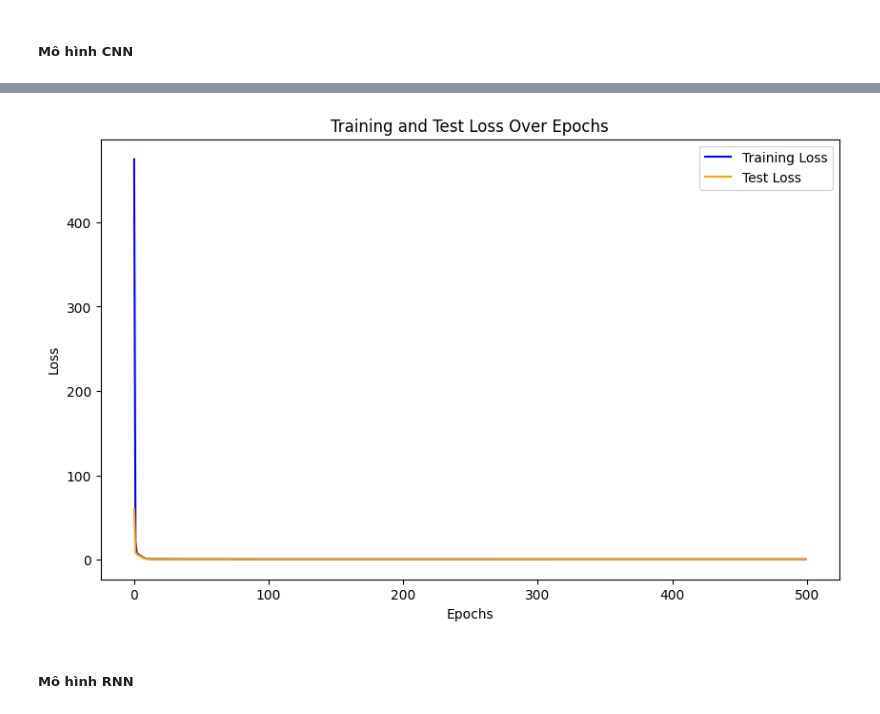
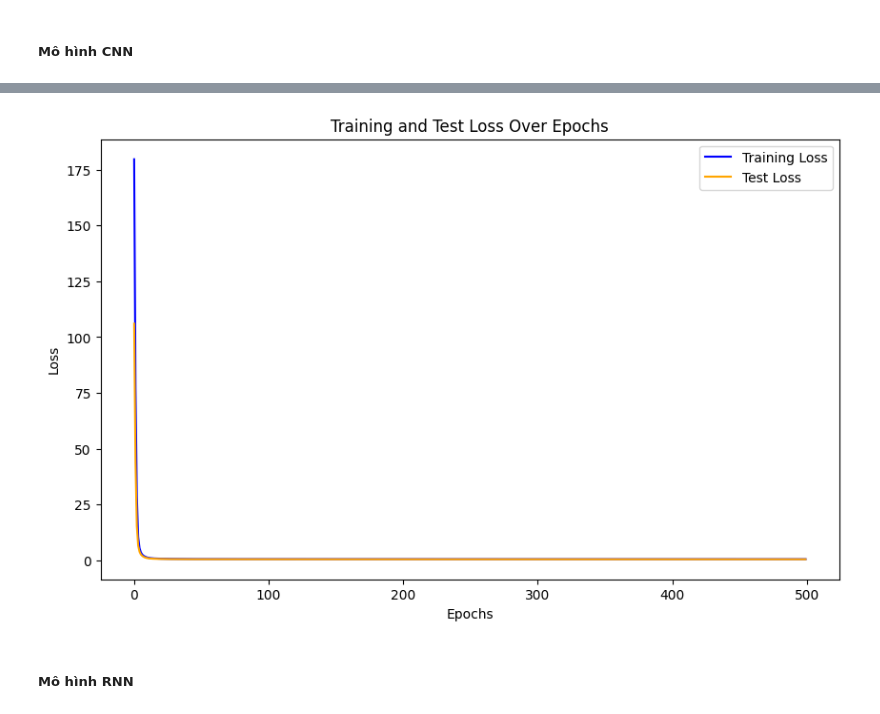
Before and after one commit to PeihPeih/Assign-5, a Jupyter notebook: C2/c2.ipynb, the cells around one changed output, grey strips where cells are left out. Drawn from its saved outputs; the diff is of its cells as text; code cells hidden in the pictures.

```diff
--- a/C2/c2.ipynb
+++ b/C2/c2.ipynb
@@ -169,18 +169,18 @@ import tensorflow as tf
 class CNNModel(tf.Module):
     def __init__(self):
         super(CNNModel, self).__init__()
-        self.conv1_weights = tf.Variable(tf.random.normal([3, 1, 1, 32]), name='conv1_weights', dtype=tf.float32)  # Lớp Conv2D với 32 filters
-        self.dense1_weights = tf.Variable(tf.random.normal([32 * 1 * 1, 48]), name='dense1_weights', dtype=tf.float32)  # Fully connected layer 1
-        self.dense2_weights = tf.Variable(tf.random.normal([48, 1]), name='dense2_weights', dtype=tf.float32)   # Fully connected layer 2
+        self.conv1 = tf.Variable(tf.random.normal([1, 1, 1, 32]), name='conv1_weights', dtype=tf.float32)  # Lớp Conv2D với 32 filters
+        self.dense1 = tf.Variable(tf.random.normal([96, 48]), name='dense1_weights', dtype=tf.float32)  # Fully connected layer 1
+        self.dense2 = tf.Variable(tf.random.normal([48, 1]), name='dense2_weights', dtype=tf.float32)   # Fully connected layer 2
 
     def __call__(self, x):
-        x = tf.reshape(x, [-1, 3, 1, 1])  # Reshape input thành [batch_size, height=3, width=1, channels=1]
-        conv = tf.nn.conv2d(x, self.conv1_weights, strides=[1, 1, 1, 1], padding="VALID")
+        x = tf.reshape(x, [-1, 3, 1, 1])  # Reshape input thành [batch_size, height=2, width=1, channels=1]
+        conv = tf.nn.conv2d(x, self.conv1, strides=[1, 1, 1, 1], padding="VALID")
         conv = tf.nn.relu(conv)  # Activation ReLU
-        conv_flat = tf.reshape(conv, [-1, 32 * 1 * 1])  # Flatten
-        dense1_out = tf.matmul(conv_flat, self.dense1_weights)
+        conv_flat = tf.reshape(conv, [-1, 96])  # Flatten
+        dense1_out = tf.matmul(conv_flat, self.dense1)
         dense1_out = tf.nn.relu(dense1_out)  # Activation ReLU
-        output = tf.matmul(dense1_out, self.dense2_weights)  # Output layer
+        output = tf.matmul(dense1_out, self.dense2)  # Output layer
         return output
 
 # Khởi tạo mô hình
@@ -265,4 +265,4 @@ Epoch 500/500, Train Loss: 0.5226, Test Loss: 0.5138
-[figure, old version]
+[figure, new version]
 # %%
 # test_loss = loss_fn(y_test_dl, model(X_test_dl)).numpy()
 y_pred = model(X_test_dl)
```
Also changed, not shown: parts of 16 cells of this notebook, 27 other files.
